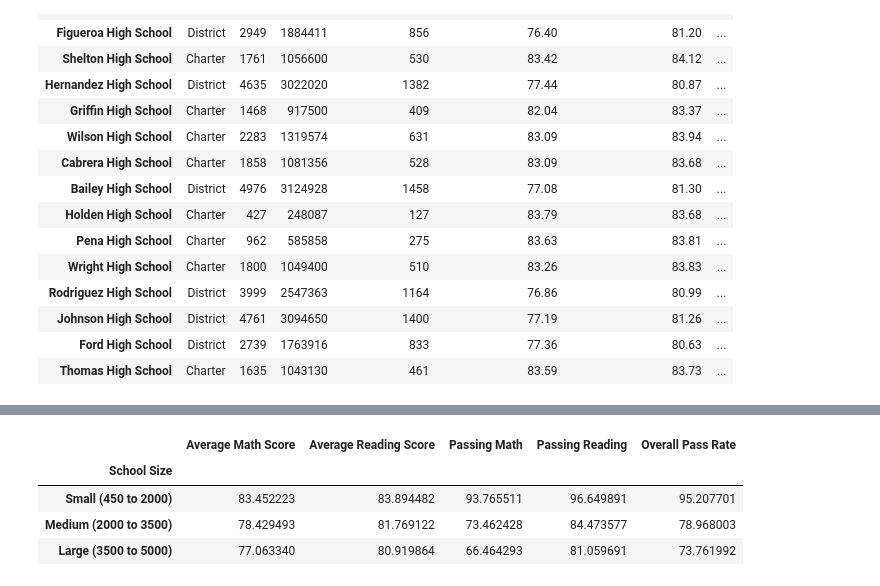
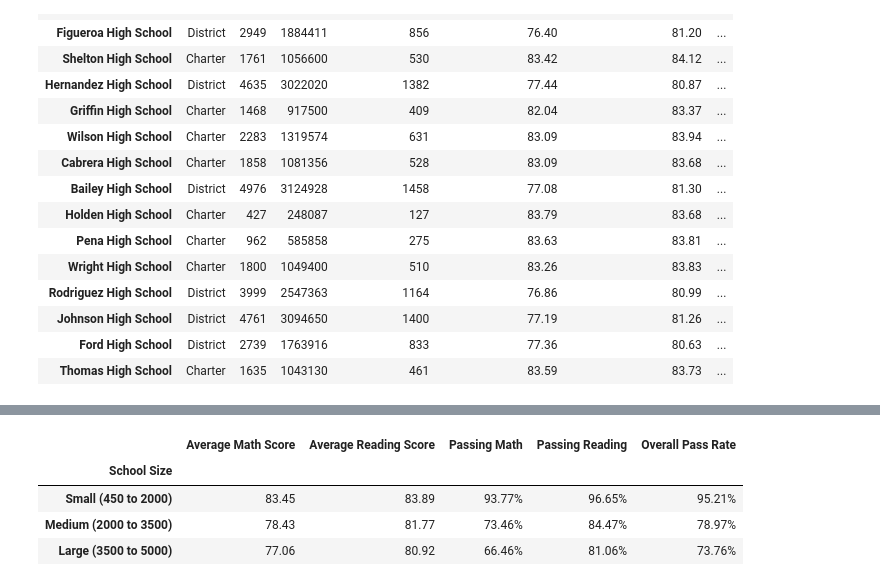
Before and after one commit to willdoucet/Classwork, a Jupyter notebook: Homework 4/Homework 4 - Will Doucet.ipynb, the cells around one changed output, grey strips where cells are left out. Cells and saved outputs as stored; diff of their text form; code cells hidden in the pictures.

```diff
--- a/Homework 4/Homework 4 - Will Doucet.ipynb
+++ b/Homework 4/Homework 4 - Will Doucet.ipynb
@@ -238,5 +248,12 @@ size_labels = ['Small (450 to 2000)', 'Medium (2000 to 3500)', 'Large (3500 to 5
 
 size_df['School Size'] = pd.cut(size_df['size'], size_bins, labels= size_labels)
 size_df = size_df.groupby('School Size')
+size = size_df[['Average Math Score', 'Average Reading Score', 'Passing Math', 'Passing Reading', 'Overall Pass Rate']].mean()
+# %%
+size['Average Math Score'] = size['Average Math Score'].map('{:.2f}'.format)
+size['Average Reading Score'] = size['Average Reading Score'].map('{:.2f}'.format)
+size['Passing Math'] = size['Passing Math'].map('{:.2f}%'.format)
+size['Passing Reading'] = size['Passing Reading'].map('{:.2f}%'.format)
+size['Overall Pass Rate'] = size['Overall Pass Rate'].map('{:.2f}%'.format)
 # %%
 type_df = type_df.rename(columns={'type': 'Type of School'})
@@ -315,11 +339,11 @@ spending_df
-# %%
-#Summary by size
-size_df[['Average Math Score', 'Average Reading Score', 'Passing Math', 'Passing Reading', 'Overall Pass Rate']].mean()
-# %% [output]
-|  | Average Math Score | Average Reading Score | Passing Math | Passing Reading | Overall Pass Rate |
-| School Size |  |  |  |  |  |
-| Small (450 to 2000) | 83.452223 | 83.894482 | 93.765511 | 96.649891 | 95.207701 |
-| Medium (2000 to 3500) | 78.429493 | 81.769122 | 73.462428 | 84.473577 | 78.968003 |
-| Large (3500 to 5000) | 77.063340 | 80.919864 | 66.464293 | 81.059691 | 73.761992 |
+# %%
+#Summary by size
+size
+# %% [output]
+|  | Average Math Score | Average Reading Score | Passing Math | Passing Reading | Overall Pass Rate |
+| School Size |  |  |  |  |  |
+| Small (450 to 2000) | 83.45 | 83.89 | 93.77% | 96.65% | 95.21% |
+| Medium (2000 to 3500) | 78.43 | 81.77 | 73.46% | 84.47% | 78.97% |
+| Large (3500 to 5000) | 77.06 | 80.92 | 66.46% | 81.06% | 73.76% |
 # %%
 #Summary by school type
```
Also changed, not shown: parts of 11 cells of this notebook.
